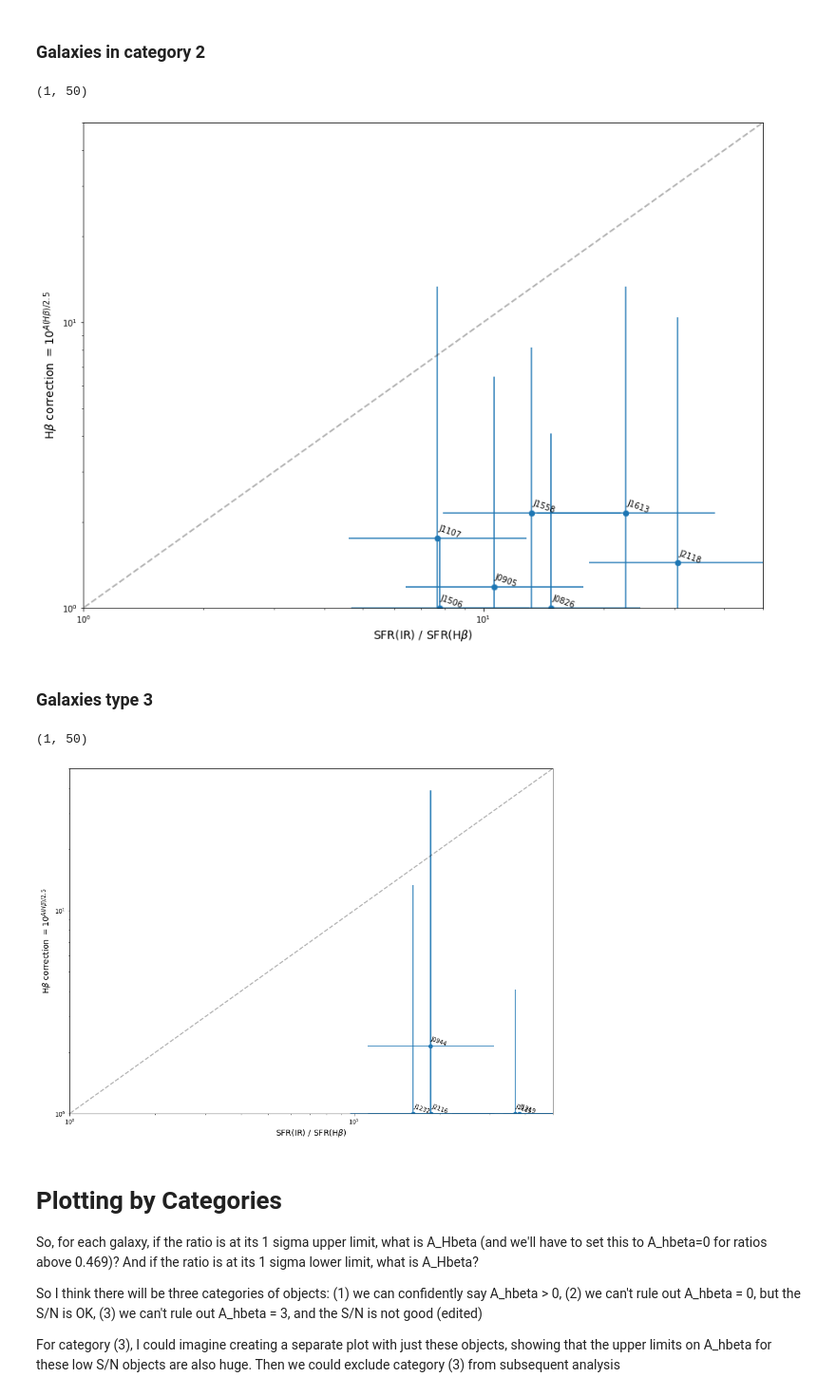
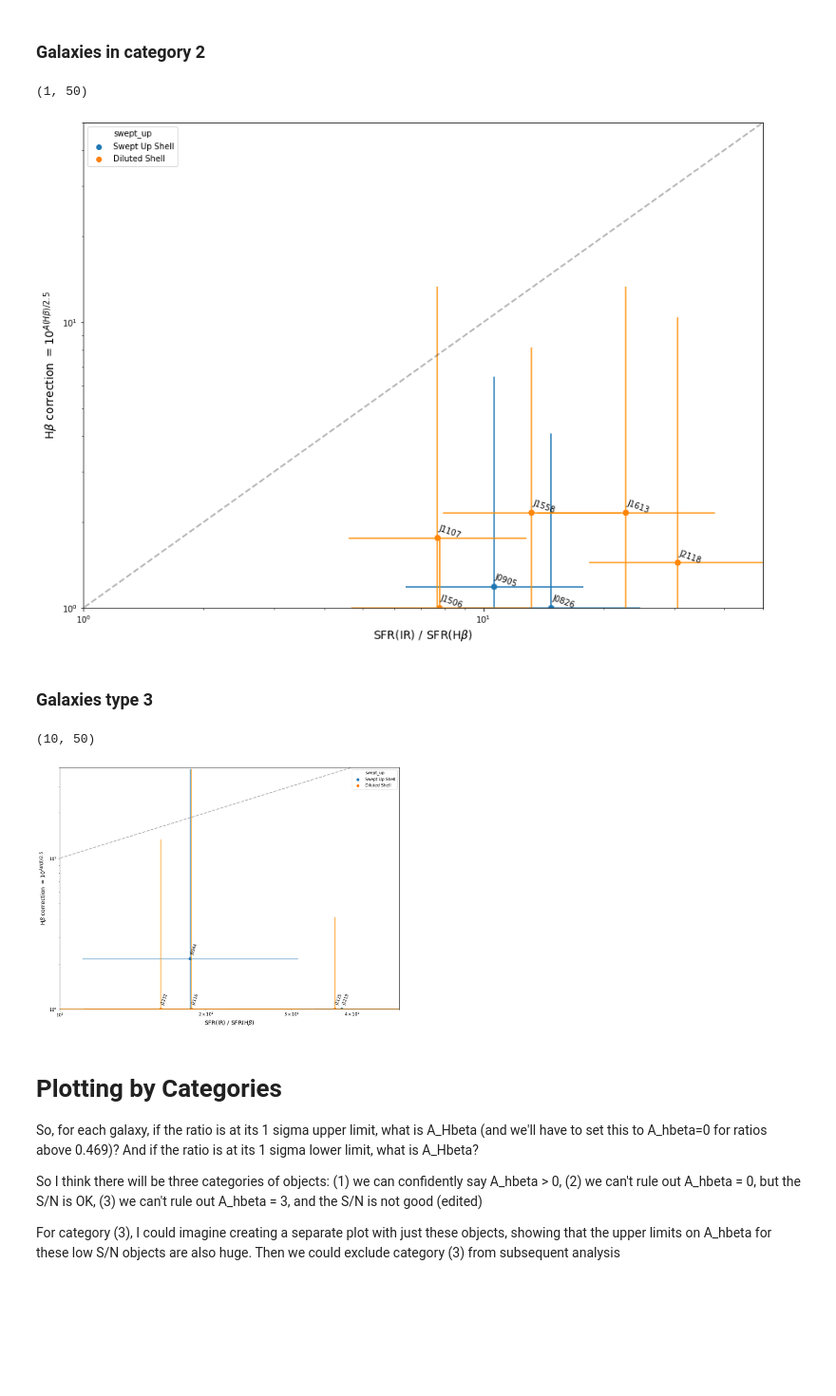
Before and after one commit to aleksds/bates_galaxies_lab, a Jupyter notebook: hires/cb_thesis.ipynb, the cells around one changed output. Shown: that part at 95% size. Drawn from its saved outputs; the diff is of its cells as text; code cells hidden in the pictures; blank space fills up the shorter version.

```diff
--- a/hires/cb_thesis.ipynb
+++ b/hires/cb_thesis.ipynb
@@ -97,6 +123,8 @@ dustcorr_df = cb_gals[['gal_name', 'hg2hb']].copy()
 dustcorr_df['ahb_n'] = np.array([attenuate(r.n) for r in cb_gals.hg2hb])
 dustcorr_df['ahb_h'] = np.array([attenuate(r.n-(r.s)) for r in cb_gals.hg2hb])
 dustcorr_df['ahb_l'] = np.array([attenuate(r.n+(r.s)) for r in cb_gals.hg2hb])
+dustcorr_df['ahb_lo_err'] = dustcorr_df.ahb_n-dustcorr_df.ahb_l
+dustcorr_df['ahb_hi_err'] = dustcorr_df.ahb_h-dustcorr_df.ahb_n
 # Dust correction values
 dustcorr_df['hb_corr'] = 10.**(dustcorr_df.ahb_n/2.5)
 dustcorr_df['hb_corr_hi'] = 10.**(dustcorr_df.ahb_h/2.5)
@@ -160,6 +188,8 @@ dustcorr_df['hb_corr'] = dustcorr_df.hb_corr
 dustcorr_df['hb_lo_err'] = dustcorr_df.hb_corr-dustcorr_df.hb_corr_lo
 dustcorr_df['hb_hi_err'] = dustcorr_df.hb_corr_hi-dustcorr_df.hb_corr
 dustcorr_df['swept_up'] = cb_gals.swept_up.replace(np.nan, 'n/a')
+dustcorr_df.swept_up = cb_gals.swept_up
+dustcorr_df.swept_up = dustcorr_df.swept_up.apply(lambda x: 'Swept Up Shell' if x == 1 else 'Diluted Shell')
 
 dustcorr_df
 # %% [output]
@@ -269,18 +341,27 @@ ax.set_xlim([1, 50])
 ### Galaxies in category 2
 # %%
 df = dustcorr_df[dustcorr_df.cats == 2].reset_index(drop=True)
+swept_up_mask = df.swept_up.apply(lambda x: True if x == 'Swept Up Shell' else False)
+sus_df = df[swept_up_mask]
+ds_df = df[~swept_up_mask]
 
 fig, ax = plt.subplots(figsize=(15,11))
 
-ax.errorbar(df.sfr_r_n, df.hb_corr,
-             xerr=[df.sfr_r_n*0.40, df.sfr_r_n*0.67],
-             yerr=[df.hb_corr-df.hb_corr_lo,
-                   df.hb_corr_hi-df.hb_corr],
+ax.errorbar(sus_df.sfr_r_n, sus_df.hb_corr,
+             xerr=[sus_df.sfr_r_n*0.40, sus_df.sfr_r_n*0.67],
+             yerr=[sus_df.hb_corr-sus_df.hb_corr_lo,
+                   sus_df.hb_corr_hi-sus_df.hb_corr],
              ls='none')
+ax.errorbar(ds_df.sfr_r_n, ds_df.hb_corr,
+             xerr=[ds_df.sfr_r_n*0.40, ds_df.sfr_r_n*0.67],
+             yerr=[ds_df.hb_corr-ds_df.hb_corr_lo,
+                   ds_df.hb_corr_hi-ds_df.hb_corr],
+             ls='none', color='darkorange')
 
 g = sns.scatterplot(ax = ax, data = df, s=70,
                 x='sfr_r_n',
-                y='hb_corr')
+                y='hb_corr',
+                hue='swept_up')
 ax.plot(np.linspace(0, 150, 10), np.linspace(0, 150, 10), "--", lw=2, color="black", alpha=0.3)
 
 
@@ -296,39 +377,48 @@ ax.set_ylim([1, 50])
 ax.set_xlim([1, 50])
 # %% [output]
 (1, 50)
-[figure, old version]
+[figure, new version]
 # %% [markdown]
 ### Galaxies type 3
 # %%
 df = dustcorr_df[dustcorr_df.cats == 3].reset_index(drop=True)
+swept_up_mask = df.swept_up.apply(lambda x: True if x == 'Swept Up Shell' else False)
+sus_df = df[swept_up_mask]
+ds_df = df[~swept_up_mask]
 
 fig, ax = plt.subplots(figsize=(15,11))
 
-ax.errorbar(df.sfr_r_n, df.hb_corr,
-             xerr=[df.sfr_r_n*0.40, df.sfr_r_n*0.67],
-             yerr=[df.hb_corr-df.hb_corr_lo,
-                   df.hb_corr_hi-df.hb_corr],
+ax.errorbar(sus_df.sfr_r_n, sus_df.hb_corr,
+             xerr=[sus_df.sfr_r_n*0.40, sus_df.sfr_r_n*0.67],
+             yerr=[sus_df.hb_corr-sus_df.hb_corr_lo,
+                   sus_df.hb_corr_hi-sus_df.hb_corr],
              ls='none')
+ax.errorbar(ds_df.sfr_r_n, ds_df.hb_corr,
+             xerr=[ds_df.sfr_r_n*0.40, ds_df.sfr_r_n*0.67],
+             yerr=[ds_df.hb_corr-ds_df.hb_corr_lo,
+                   ds_df.hb_corr_hi-ds_df.hb_corr],
+             ls='none', color='darkorange')
 
 g = sns.scatterplot(ax = ax, data = df, s=70,
                 x='sfr_r_n',
-                y='hb_corr')
+                y='hb_corr',
+                hue='swept_up')
 ax.plot(np.linspace(0, 150, 10), np.linspace(0, 150, 10), "--", lw=2, color="black", alpha=0.3)
 
 
 for i in range(df.shape[0]):
     ax.annotate(df.iloc[i].gal_name[:5],
-                (df.sfr_r_n[i], df.hb_corr[i]), fontsize=10, rotation=-20)
+                (df.sfr_r_n[i], df.hb_corr[i]*1.07), fontsize=10, rotation=70)
 
 ax.loglog()
 ax.set_ylabel(r"H$\beta$ correction $=10^{A(H\beta)/2.5}$", fontsize=14)
 ax.set_xlabel(r"SFR(IR) / SFR(H$\beta$)", fontsize=14)
 
-ax.set_ylim([1, 50])
-ax.set_xlim([1, 50])
+ax.set_ylim([1, 40])
+ax.set_xlim([10, 50])
 # %% [output]
-(1, 50)
+(10, 50)
-[figure, old version]
+[figure, new version]
 # %% [markdown]
 # Plotting by Categories
 So, for each galaxy, if the ratio is at its 1 sigma upper limit, what is A_Hbeta (and we'll have to set this to A_hbeta=0 for ratios above 0.469)? And if the ratio is at its 1 sigma lower limit, what is A_Hbeta?
```
Also changed, not shown: parts of 11 cells of this notebook.
